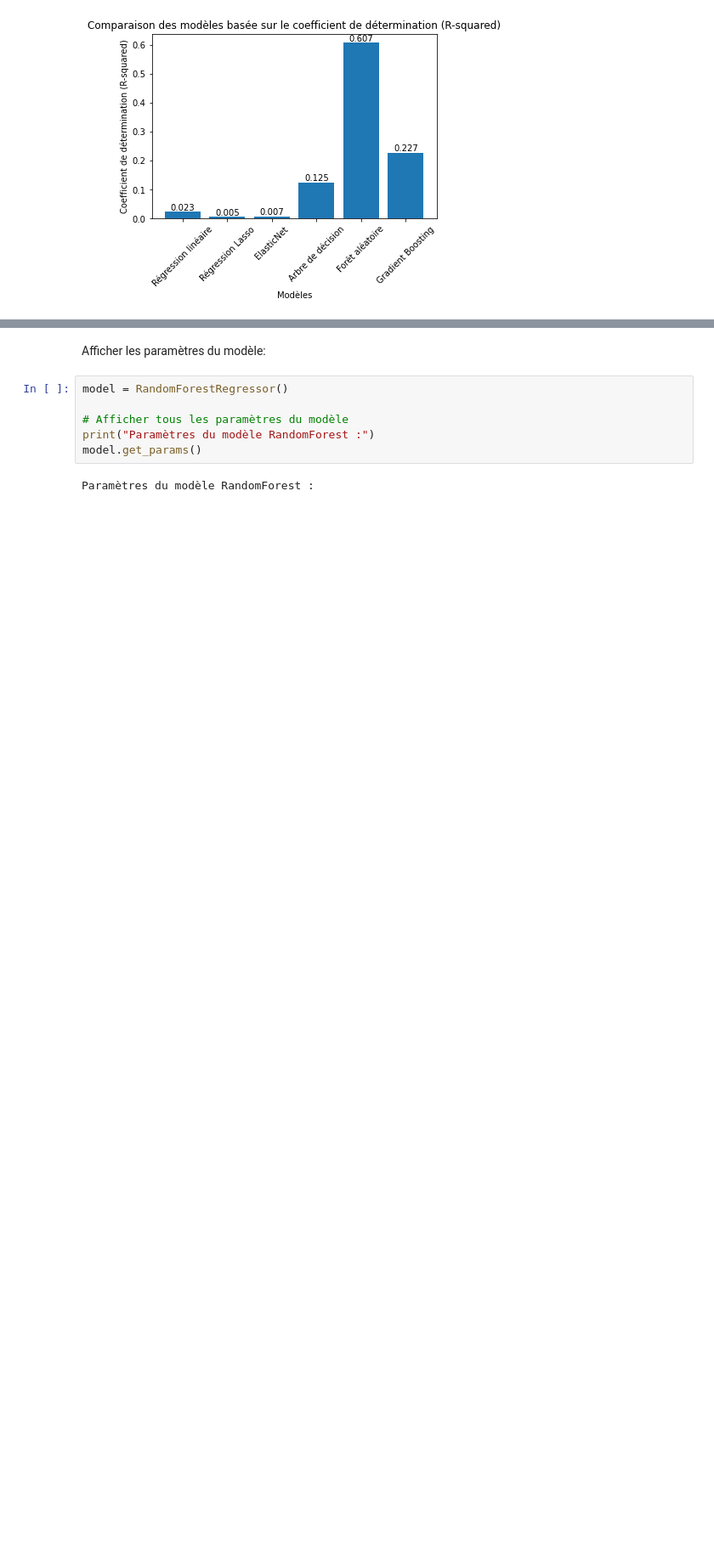
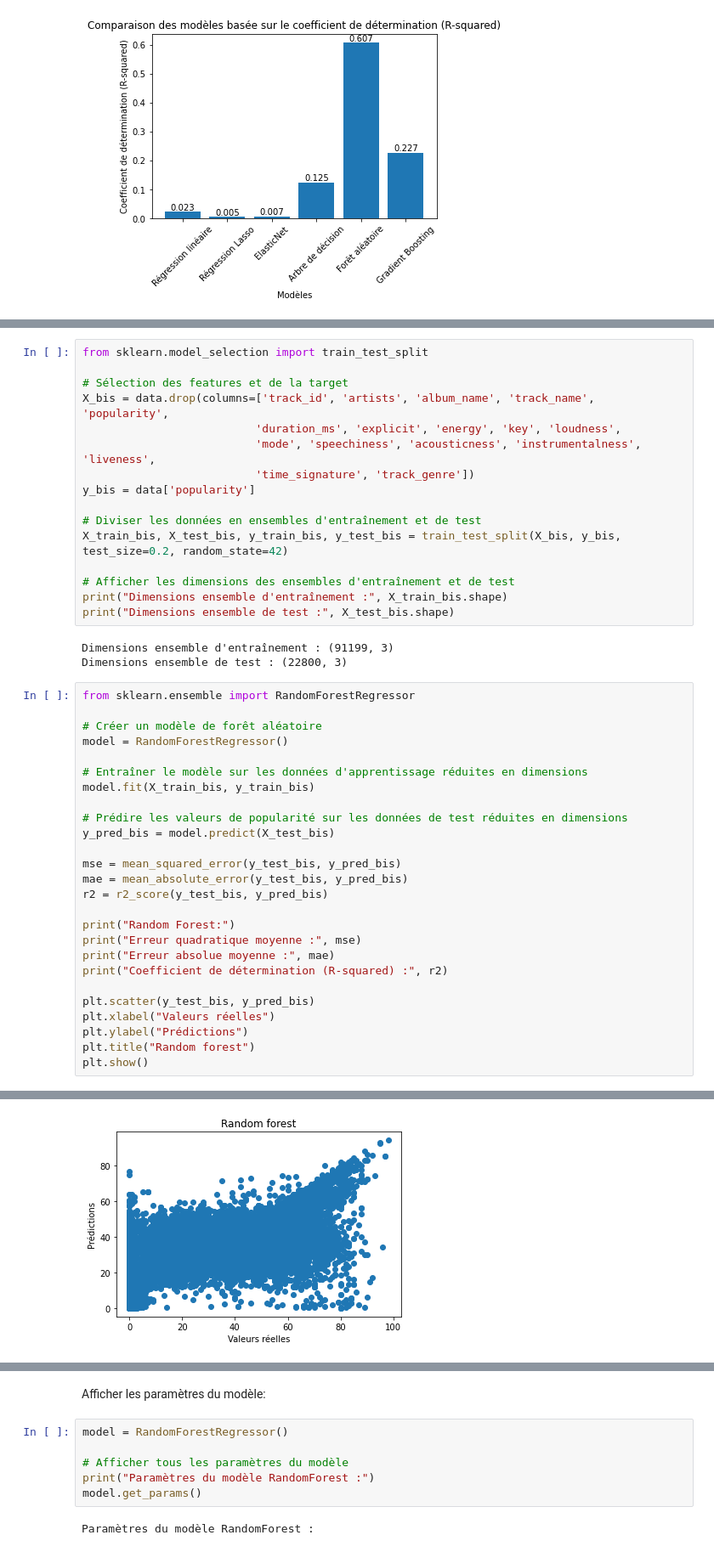
Before and after one commit to sarahikhlef/Projet_ML, a Jupyter notebook: projet_ml.ipynb, the cells around one changed output, grey strips where cells are left out. Shown: that part at 85% size. Saved outputs shown, nothing was run; the diff lists cells and outputs as text; blank space fills up the shorter version.

```diff
--- a/projet_ml.ipynb
+++ b/projet_ml.ipynb
@@ -432,0 +466,46 @@ plt.show()
+# %%
+from sklearn.model_selection import train_test_split
+
+# Sélection des features et de la target
+X_bis = data.drop(columns=['track_id', 'artists', 'album_name', 'track_name', 'popularity',
+                          'duration_ms', 'explicit', 'energy', 'key', 'loudness',
+                          'mode', 'speechiness', 'acousticness', 'instrumentalness', 'liveness',
+                          'time_signature', 'track_genre'])
+y_bis = data['popularity']
+
+# Diviser les données en ensembles d'entraînement et de test
+X_train_bis, X_test_bis, y_train_bis, y_test_bis = train_test_split(X_bis, y_bis, test_size=0.2, random_state=42)
+
+# Afficher les dimensions des ensembles d'entraînement et de test
+print("Dimensions ensemble d'entraînement :", X_train_bis.shape)
+print("Dimensions ensemble de test :", X_test_bis.shape)
+# %% [output]
+Dimensions ensemble d'entraînement : (91199, 3)
+Dimensions ensemble de test : (22800, 3)
+# %%
+from sklearn.ensemble import RandomForestRegressor
+
+# Créer un modèle de forêt aléatoire
+model = RandomForestRegressor()
+
+# Entraîner le modèle sur les données d'apprentissage réduites en dimensions
+model.fit(X_train_bis, y_train_bis)
+
+# Prédire les valeurs de popularité sur les données de test réduites en dimensions
+y_pred_bis = model.predict(X_test_bis)
+
+mse = mean_squared_error(y_test_bis, y_pred_bis)
+mae = mean_absolute_error(y_test_bis, y_pred_bis)
+r2 = r2_score(y_test_bis, y_pred_bis)
+
+print("Random Forest:")
+print("Erreur quadratique moyenne :", mse)
+print("Erreur absolue moyenne :", mae)
+print("Coefficient de détermination (R-squared) :", r2)
+
+plt.scatter(y_test_bis, y_pred_bis)
+plt.xlabel("Valeurs réelles")
+plt.ylabel("Prédictions")
+plt.title("Random forest")
+plt.show()
+# %% [output]
@@ -432,0 +516 @@ plt.show()
+[figure, added]
```
Also changed, not shown: parts of 26 cells of this notebook.
